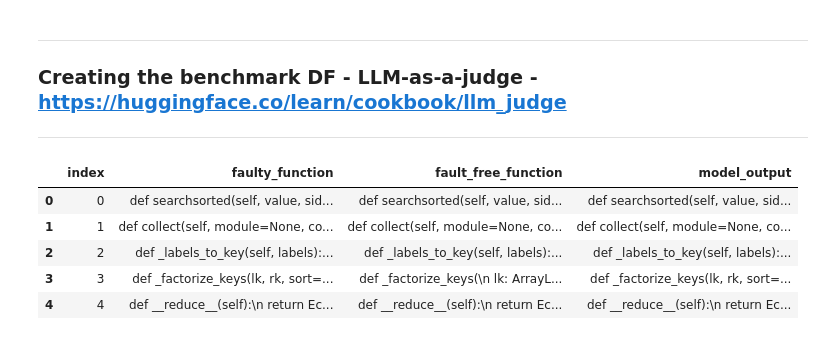
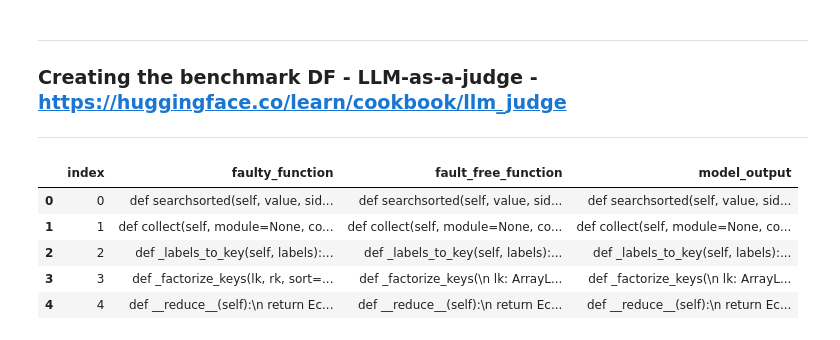
Before and after one commit to OdedHellman/SMLS-For-Debugging, a Jupyter notebook: benchmark/benchmark_llama.ipynb, the cells around one changed output. Drawn from its saved outputs; the diff is of its cells as text; code cells hidden in the pictures.

```diff
--- a/benchmark/benchmark_llama.ipynb
+++ b/benchmark/benchmark_llama.ipynb
@@ -156,27 +134,31 @@ Final results saved.
 # %%
 # Reading all model's outputs
 with open(BENCHMARK_PATH, "r") as f:
     benchmark_results = json.load(f)
 # Reading all ground truth outputs
 with open(TEST_DATASET_PATH, "r") as f:
     test_set = json.load(f)
+
+# If the content is a string, parse it as JSON
+if type(benchmark_results[0]['input'][1]['content']) == str:
+    benchmark_results = [{**r, "input": [r["input"][0], {**r["input"][1], "content": json.loads(r["input"][1]["content"])}]} for r in benchmark_results]
 
 # Create a dataframe with only the index, buggy_function_code, and output
 benchmark_df = pd.DataFrame([
     {
         "index": result["index"],
         "faulty_function": result["input"][1]["content"]["buggy_function_code"],
         "fault_free_function": gt['completion'][0]['content'],
         "model_output": result.get("output", ""),
     } for result, gt in zip(benchmark_results, test_set)])
 
 benchmark_df.head()
 # %% [output]
 |  | index | faulty_function | fault_free_function | model_output |
 | 0 | 0 | def searchsorted(self, value, sid... | def searchsorted(self, value, sid... | def searchsorted(self, value, sid... |
 | 1 | 1 | def collect(self, module=None, co... | def collect(self, module=None, co... | def collect(self, module=None, co... |
 | 2 | 2 | def _labels_to_key(self, labels):... | def _labels_to_key(self, labels):... | def _labels_to_key(self, labels):... |
-| 3 | 3 | def _factorize_keys(lk, rk, sort=... | def _factorize_keys(\n lk: ArrayL... | def _factorize_keys(lk, rk, sort=... |
+| 3 | 3 | def _factorize_keys(lk, rk, sort=... | def _factorize_keys(\n lk: ArrayL... | def _factorize_keys(\n lk: ArrayL... |
 | 4 | 4 | def __reduce__(self):\n return Ec... | def __reduce__(self):\n return Ec... | def __reduce__(self):\n return Ec... |
 # %%
 JODGE_PROMPT = """
```
Also changed, not shown: parts of 16 cells of this notebook, 18 other files.
